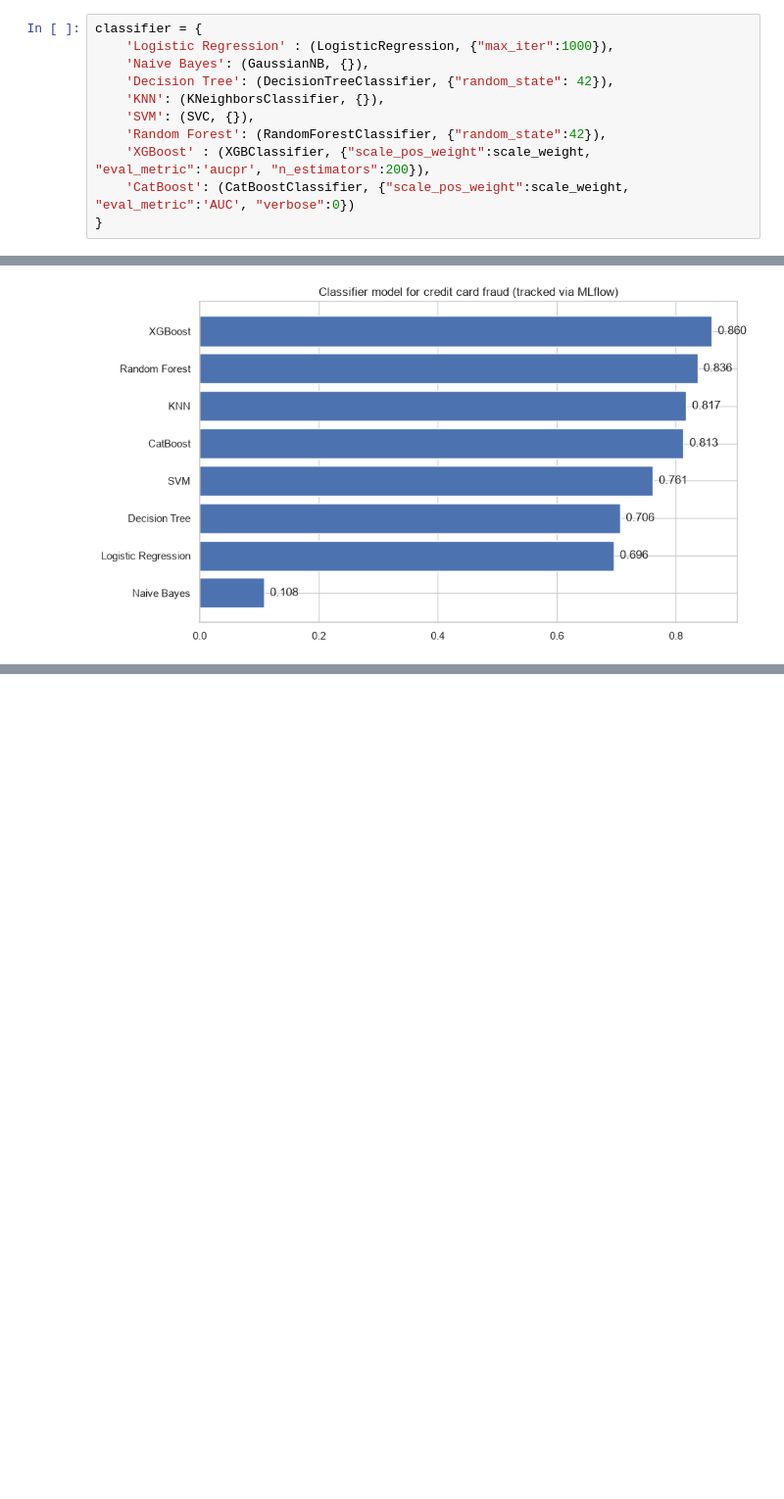
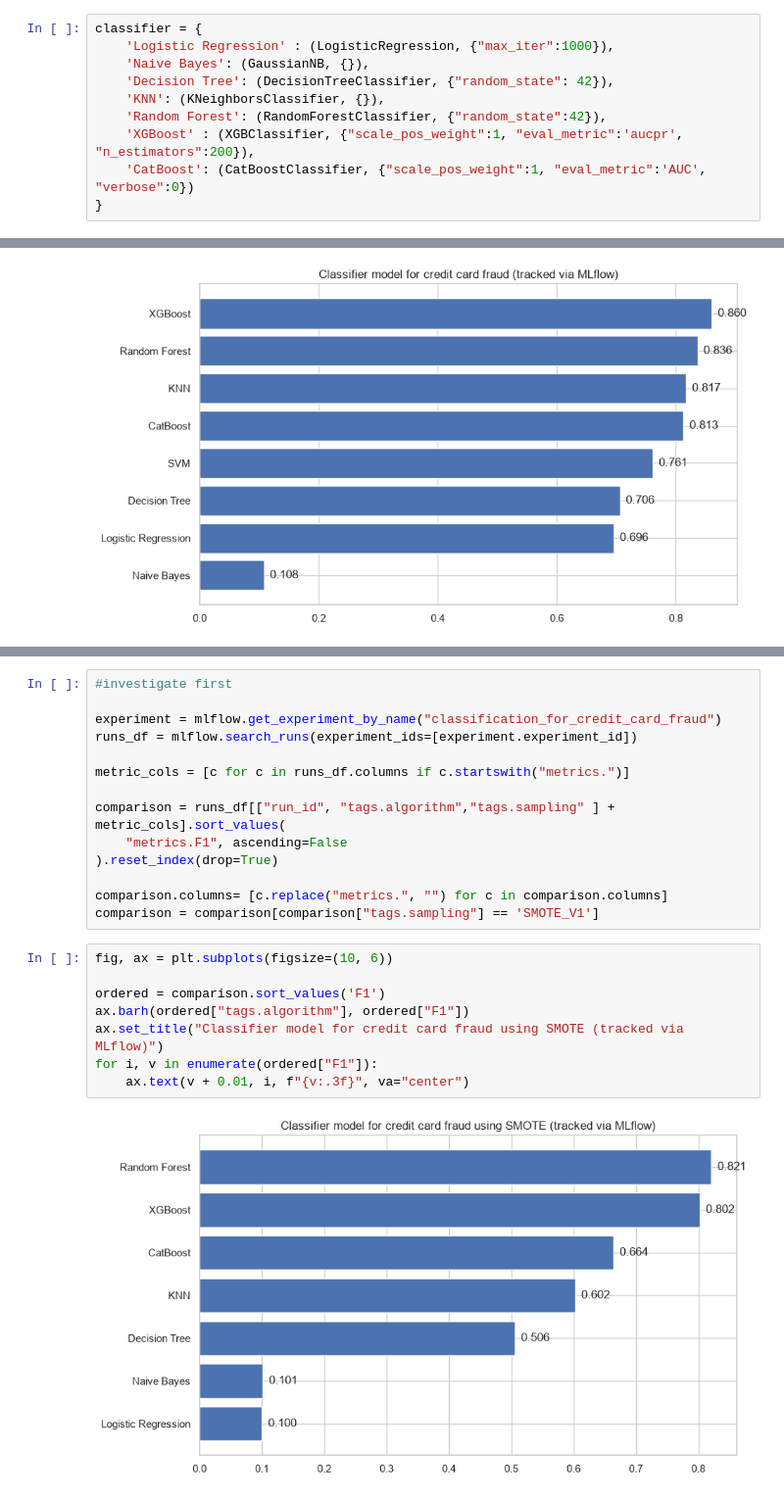
Before and after one commit to yajvashee/Credit-Card-Fraud-Detection, a Jupyter notebook: preprocess.ipynb, the cells around one changed output, grey strips where cells are left out. Shown at 98% size. Cells and saved outputs as stored; diff of their text form; blank space fills up the shorter version.

Commit message:
added under_sampling and smote training code (models ignored)

```diff
--- a/preprocess.ipynb
+++ b/preprocess.ipynb
@@ -155,10 +156,9 @@ classifier = {
     'Naive Bayes': (GaussianNB, {}),
     'Decision Tree': (DecisionTreeClassifier, {"random_state": 42}),
     'KNN': (KNeighborsClassifier, {}),
-    'SVM': (SVC, {}),
     'Random Forest': (RandomForestClassifier, {"random_state":42}),
-    'XGBoost' : (XGBClassifier, {"scale_pos_weight":scale_weight, "eval_metric":'aucpr', "n_estimators":200}),
-    'CatBoost': (CatBoostClassifier, {"scale_pos_weight":scale_weight, "eval_metric":'AUC', "verbose":0})
+    'XGBoost' : (XGBClassifier, {"scale_pos_weight":1, "eval_metric":'aucpr', "n_estimators":200}),
+    'CatBoost': (CatBoostClassifier, {"scale_pos_weight":1, "eval_metric":'AUC', "verbose":0})
 }
 # %%
 run_ids={}
@@ -285,0 +383,24 @@ for i, v in enumerate(ordered["F1"]):
+# %%
+#investigate first
+
+experiment = mlflow.get_experiment_by_name("classification_for_credit_card_fraud")
+runs_df = mlflow.search_runs(experiment_ids=[experiment.experiment_id])
+
+metric_cols = [c for c in runs_df.columns if c.startswith("metrics.")]
+
+comparison = runs_df[["run_id", "tags.algorithm","tags.sampling" ] + metric_cols].sort_values(
+    "metrics.F1", ascending=False
+).reset_index(drop=True)
+
+comparison.columns= [c.replace("metrics.", "") for c in comparison.columns]
+comparison = comparison[comparison["tags.sampling"] == 'SMOTE_V1']
+# %%
+fig, ax = plt.subplots(figsize=(10, 6))
+
+ordered = comparison.sort_values('F1')
+ax.barh(ordered["tags.algorithm"], ordered["F1"])
+ax.set_title("Classifier model for credit card fraud using SMOTE (tracked via MLflow)")
+for i, v in enumerate(ordered["F1"]):
+    ax.text(v + 0.01, i, f"{v:.3f}", va="center")
+# %% [output]
+[figure, added]
```
Also changed, not shown: parts of 8 cells of this notebook, 7 other files.
